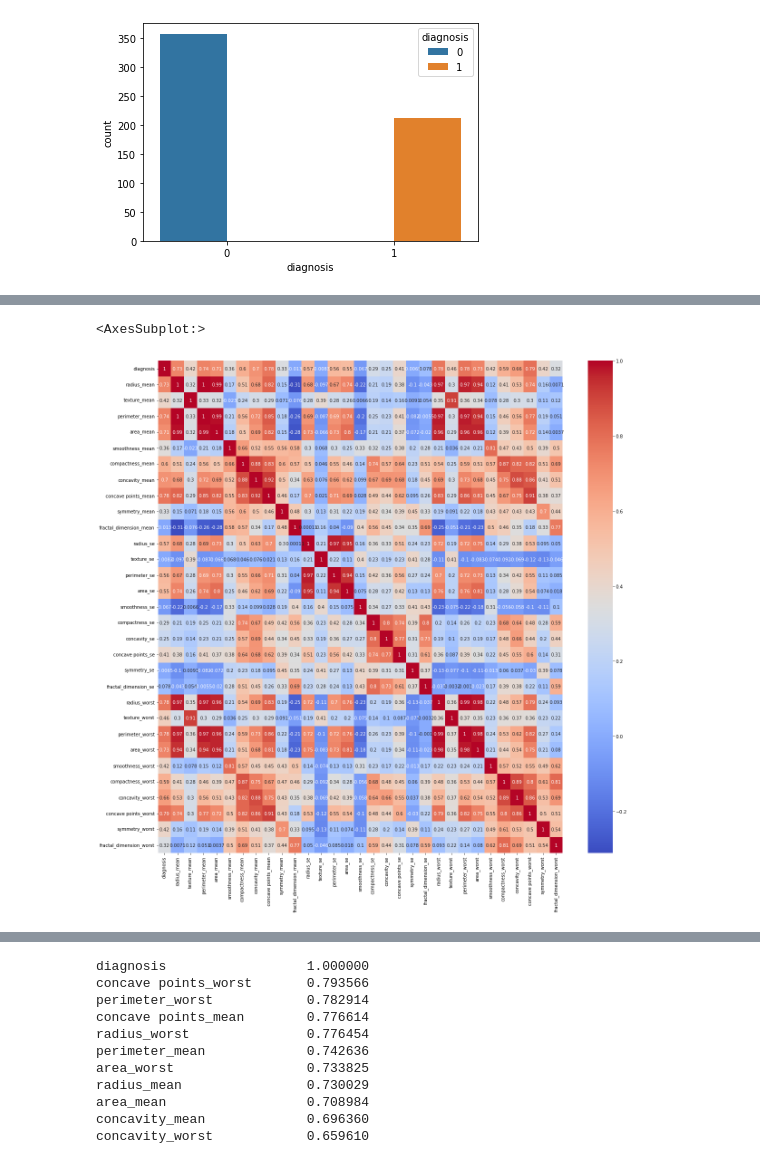
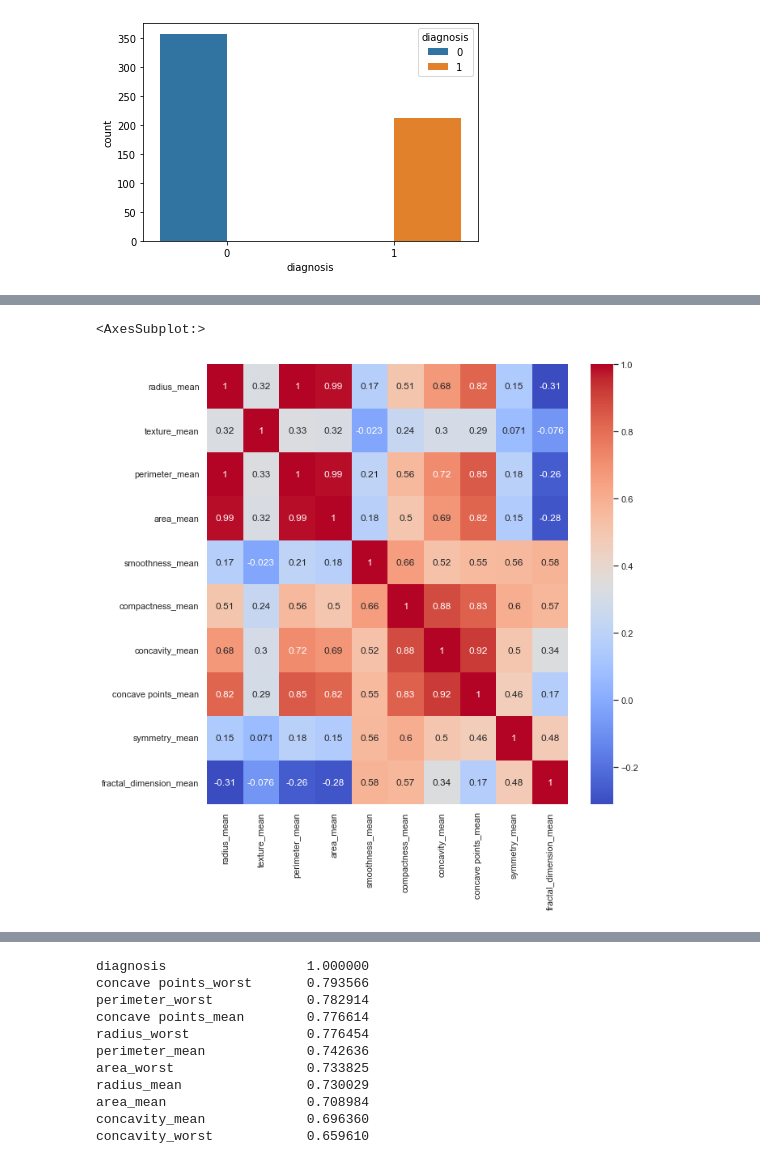
Before and after one commit to ismailucrn/Breast-Cancer-Detection, a Jupyter notebook: breast_cancer_detection.ipynb, the cells around one changed output, grey strips where cells are left out. Drawn from its saved outputs; the diff is of its cells as text; code cells hidden in the pictures.

```diff
--- a/breast_cancer_detection.ipynb
+++ b/breast_cancer_detection.ipynb
@@ -108,0 +89,16 @@ for i in data_col:
+# %%
+sns.set(style="whitegrid")
+
+fig, axes = plt.subplots(nrows=31, ncols=2, figsize=(25, 250), dpi = 100)
+#plt.subplots_adjust(hspace=3)
+
+
+index=0
+for i in data_col:
+        sns.histplot(data = data, x = i, hue = 'diagnosis', kde=True, ax=axes[index][0])
+        #axes[index][0].set_title(i)
+
+        sns.histplot(data = data, x = i, kde=True, ax=axes[index][1])
+        #axes[index][1].set_title(i)
+
+        index+=1
@@ -109,7 +107,14 @@ for i in data_col:
+# %%
+mean_features = data.columns[1:11]
+se_features = data.columns[11:20]
+worst_features = data.columns[21:31]
+
+corr_mf = data[mean_features].corr()
+corr_se = data[se_features].corr()
+corr_wf = data[worst_features].corr()
 # %%
-corr = data.corr()
-plt.figure(figsize=(20, 20))
-sns.heatmap(corr, annot=True, cmap='coolwarm')
+plt.figure(figsize=(10, 10))
+sns.heatmap(corr_mf, annot=True, cmap='coolwarm')
 # %% [output]
 <AxesSubplot:>
-[figure, old version]
+[figure, new version]
```
Also changed, not shown: parts of 5 cells of this notebook.
